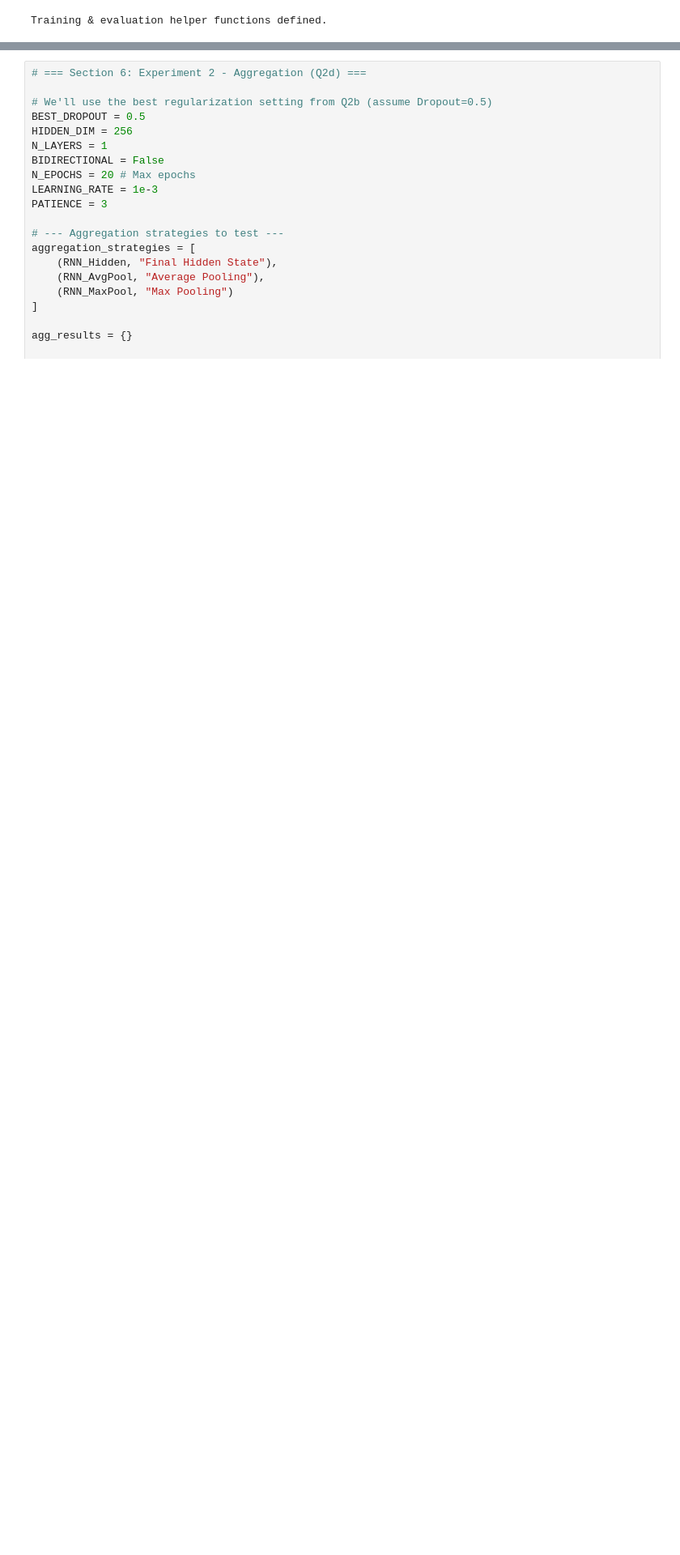
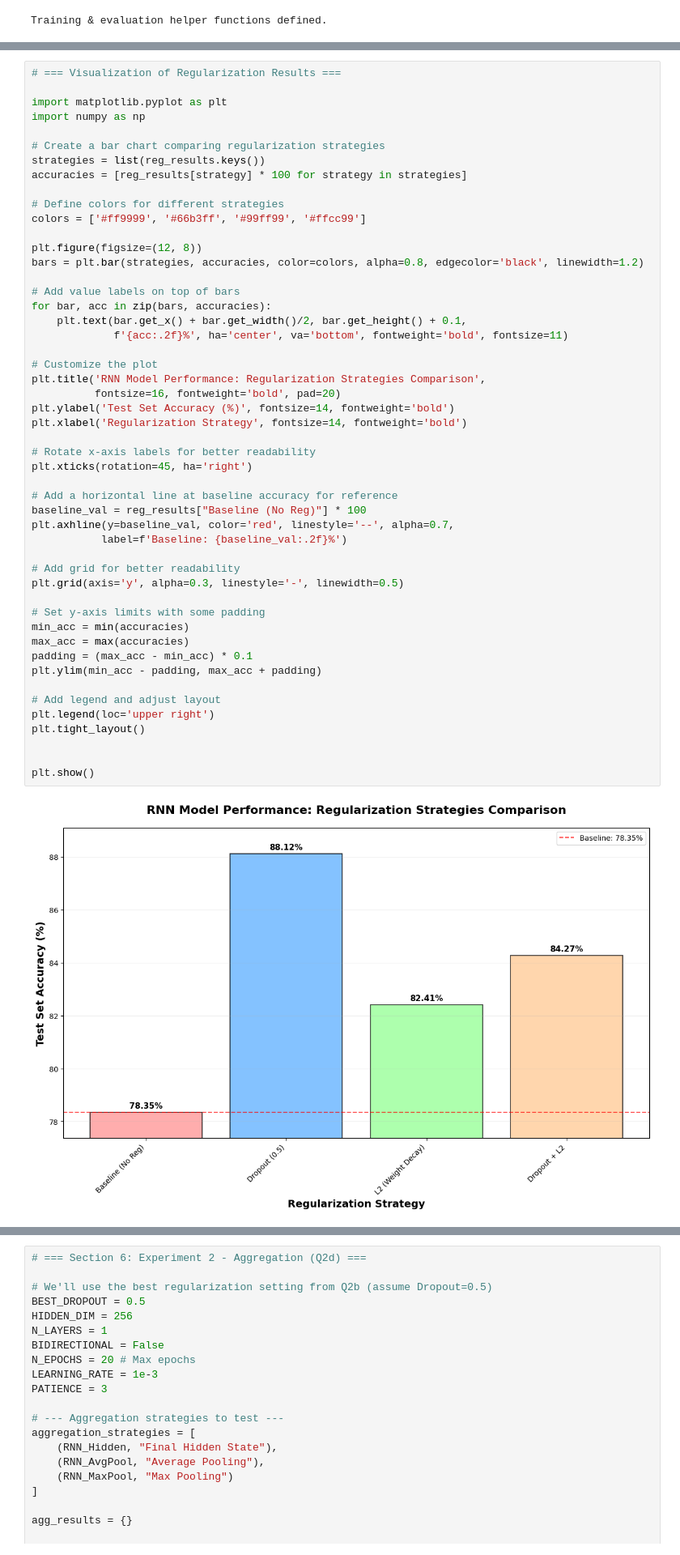
Before and after one commit to Javier2417/SC4002-Natural-Language-Processing-Project, a Jupyter notebook: rnn_aaron/rnn_aaron.ipynb, the cells around one changed output, grey strips where cells are left out. Shown at 81% size. Cells and saved outputs as stored; diff of their text form; blank space fills up the shorter version.

```diff
--- a/rnn_aaron/rnn_aaron.ipynb
+++ b/rnn_aaron/rnn_aaron.ipynb
@@ -478,0 +570,52 @@ Early stopping at epoch 8
+# %%
+# === Visualization of Regularization Results ===
+
+import matplotlib.pyplot as plt
+import numpy as np
+
+# Create a bar chart comparing regularization strategies
+strategies = list(reg_results.keys())
+accuracies = [reg_results[strategy] * 100 for strategy in strategies]
+
+# Define colors for different strategies
+colors = ['#ff9999', '#66b3ff', '#99ff99', '#ffcc99']
+
+plt.figure(figsize=(12, 8))
+bars = plt.bar(strategies, accuracies, color=colors, alpha=0.8, edgecolor='black', linewidth=1.2)
+
+# Add value labels on top of bars
+for bar, acc in zip(bars, accuracies):
+    plt.text(bar.get_x() + bar.get_width()/2, bar.get_height() + 0.1,
+             f'{acc:.2f}%', ha='center', va='bottom', fontweight='bold', fontsize=11)
+
+# Customize the plot
+plt.title('RNN Model Performance: Regularization Strategies Comparison',
+          fontsize=16, fontweight='bold', pad=20)
+plt.ylabel('Test Set Accuracy (%)', fontsize=14, fontweight='bold')
+plt.xlabel('Regularization Strategy', fontsize=14, fontweight='bold')
+
+# Rotate x-axis labels for better readability
+plt.xticks(rotation=45, ha='right')
+
+# Add a horizontal line at baseline accuracy for reference
+baseline_val = reg_results["Baseline (No Reg)"] * 100
+plt.axhline(y=baseline_val, color='red', linestyle='--', alpha=0.7,
+           label=f'Baseline: {baseline_val:.2f}%')
+
+# Add grid for better readability
+plt.grid(axis='y', alpha=0.3, linestyle='-', linewidth=0.5)
+
+# Set y-axis limits with some padding
+min_acc = min(accuracies)
+max_acc = max(accuracies)
+padding = (max_acc - min_acc) * 0.1
+plt.ylim(min_acc - padding, max_acc + padding)
+
+# Add legend and adjust layout
+plt.legend(loc='upper right')
+plt.tight_layout()
+
+
+plt.show()
+# %% [output]
+[figure, added]
```
Also changed, not shown: parts of 7 cells of this notebook, 6 other files.
